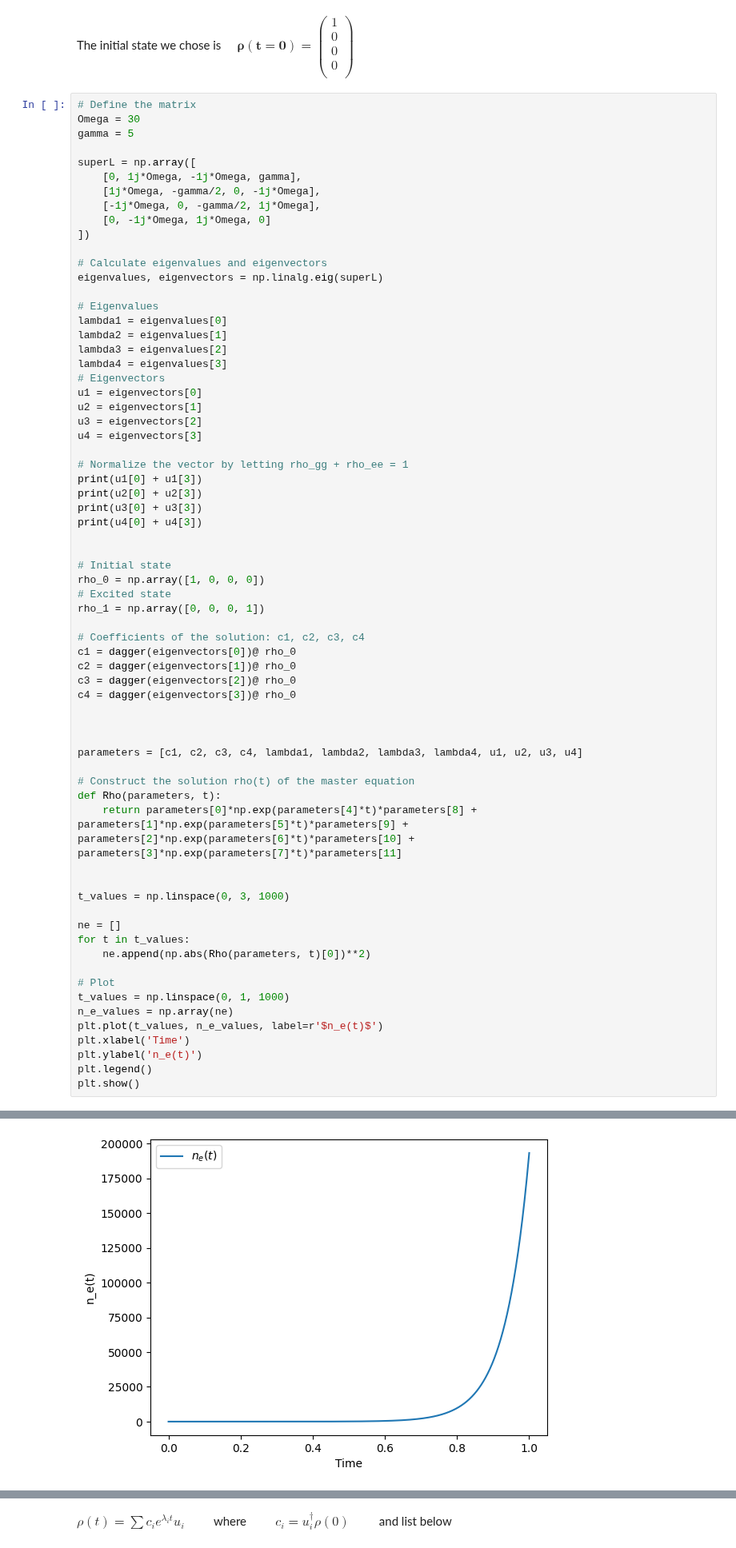
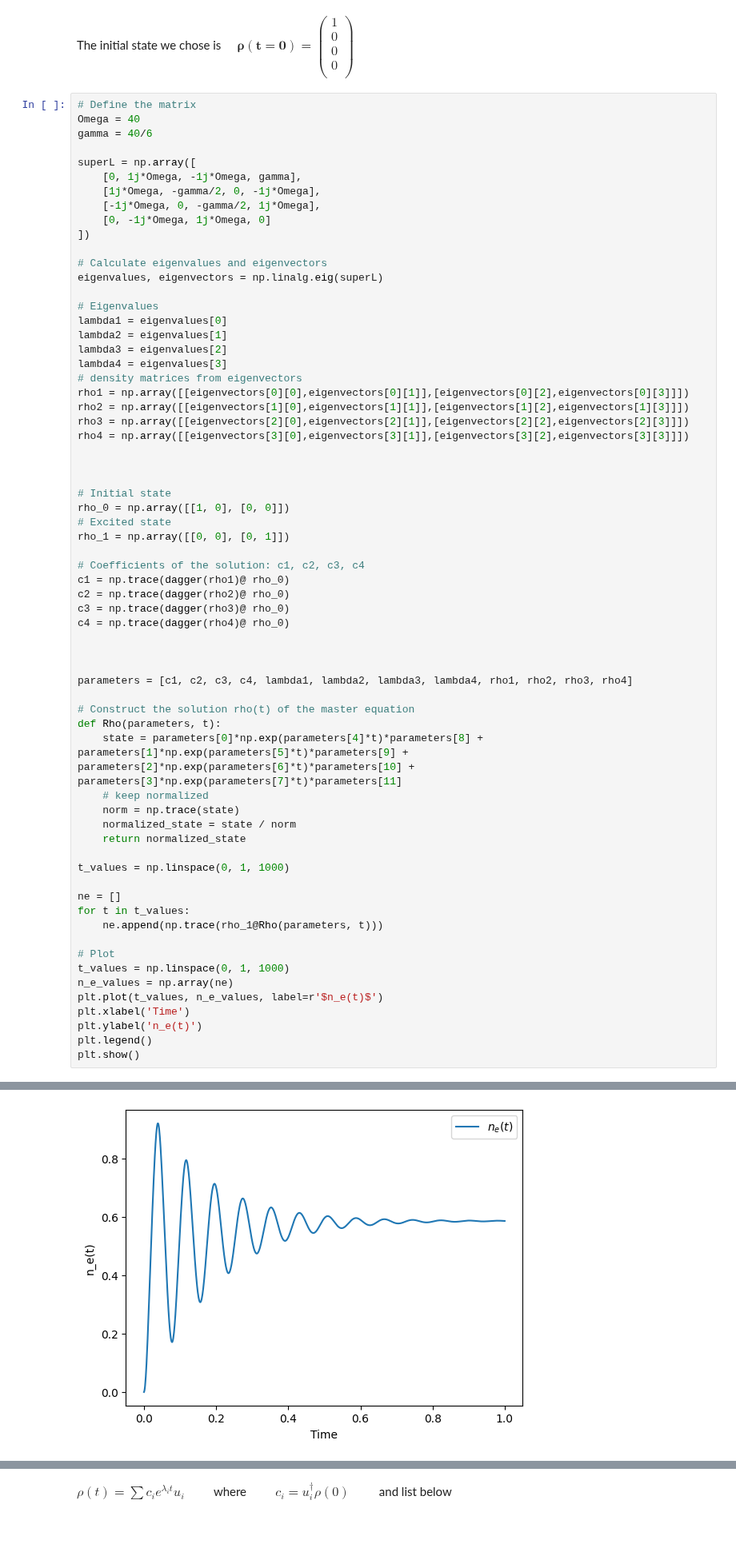
Before and after one commit to JSKao/Computational-Quantum-Many-Body-Physics, a Jupyter notebook: OpenQuantumNEW.ipynb, the cells around one changed output, grey strips where cells are left out. Shown at 80% size. Cells and saved outputs as stored; diff of their text form; blank space fills up the shorter version.

```diff
--- a/OpenQuantumNEW.ipynb
+++ b/OpenQuantumNEW.ipynb
@@ -327,8 +329,8 @@ The initial state we chose is $\hspace{1em}  \mathbf{\rho(t=0)} = \begin{pmatrix
 \end{pmatrix}\hspace{1em}$
 # %%
 # Define the matrix
-Omega = 30
-gamma = 5
+Omega = 40
+gamma = 40/6
 
 superL = np.array([
     [0, 1j*Omega, -1j*Omega, gamma],
@@ -345,44 +347,42 @@ lambda1 = eigenvalues[0]
 lambda2 = eigenvalues[1]
 lambda3 = eigenvalues[2]
 lambda4 = eigenvalues[3]
-# Eigenvectors
-u1 = eigenvectors[0]
-u2 = eigenvectors[1]
-u3 = eigenvectors[2]
-u4 = eigenvectors[3]
+# density matrices from eigenvectors
+rho1 = np.array([[eigenvectors[0][0],eigenvectors[0][1]],[eigenvectors[0][2],eigenvectors[0][3]]])
+rho2 = np.array([[eigenvectors[1][0],eigenvectors[1][1]],[eigenvectors[1][2],eigenvectors[1][3]]])
+rho3 = np.array([[eigenvectors[2][0],eigenvectors[2][1]],[eigenvectors[2][2],eigenvectors[2][3]]])
+rho4 = np.array([[eigenvectors[3][0],eigenvectors[3][1]],[eigenvectors[3][2],eigenvectors[3][3]]])
 
-# Normalize the vector by letting rho_gg + rho_ee = 1
-print(u1[0] + u1[3])
-print(u2[0] + u2[3])
-print(u3[0] + u3[3])
-print(u4[0] + u4[3])
 
 
 # Initial state
-rho_0 = np.array([1, 0, 0, 0])
+rho_0 = np.array([[1, 0], [0, 0]])
 # Excited state
-rho_1 = np.array([0, 0, 0, 1])
+rho_1 = np.array([[0, 0], [0, 1]])
 
 # Coefficients of the solution: c1, c2, c3, c4
-c1 = dagger(eigenvectors[0])@ rho_0
-c2 = dagger(eigenvectors[1])@ rho_0
-c3 = dagger(eigenvectors[2])@ rho_0
-c4 = dagger(eigenvectors[3])@ rho_0
+c1 = np.trace(dagger(rho1)@ rho_0)
+c2 = np.trace(dagger(rho2)@ rho_0)
+c3 = np.trace(dagger(rho3)@ rho_0)
+c4 = np.trace(dagger(rho4)@ rho_0)
 
 
 
-parameters = [c1, c2, c3, c4, lambda1, lambda2, lambda3, lambda4, u1, u2, u3, u4]
+parameters = [c1, c2, c3, c4, lambda1, lambda2, lambda3, lambda4, rho1, rho2, rho3, rho4]
 
 # Construct the solution rho(t) of the master equation
 def Rho(parameters, t):
-    return parameters[0]*np.exp(parameters[4]*t)*parameters[8] + parameters[1]*np.exp(parameters[5]*t)*parameters[9] + parameters[2]*np.exp(parameters[6]*t)*parameters[10] + parameters[3]*np.exp(parameters[7]*t)*parameters[11]
+    state = parameters[0]*np.exp(parameters[4]*t)*parameters[8] + parameters[1]*np.exp(parameters[5]*t)*parameters[9] + parameters[2]*np.exp(parameters[6]*t)*parameters[10] + parameters[3]*np.exp(parameters[7]*t)*parameters[11]
+    # keep normalized
+    norm = np.trace(state)
+    normalized_state = state / norm
+    return normalized_state
 
-
-t_values = np.linspace(0, 3, 1000)
+t_values = np.linspace(0, 1, 1000)
 
 ne = []
 for t in t_values:
-    ne.append(np.abs(Rho(parameters, t)[0])**2)
+    ne.append(np.trace(rho_1@Rho(parameters, t)))
 
 # Plot
 t_values = np.linspace(0, 1, 1000)
@@ -400,2 +396,2 @@ plt.show()
-[figure, old version]
+[figure, new version]
 # %% [markdown]
```
Also changed, not shown: parts of 6 cells of this notebook.
